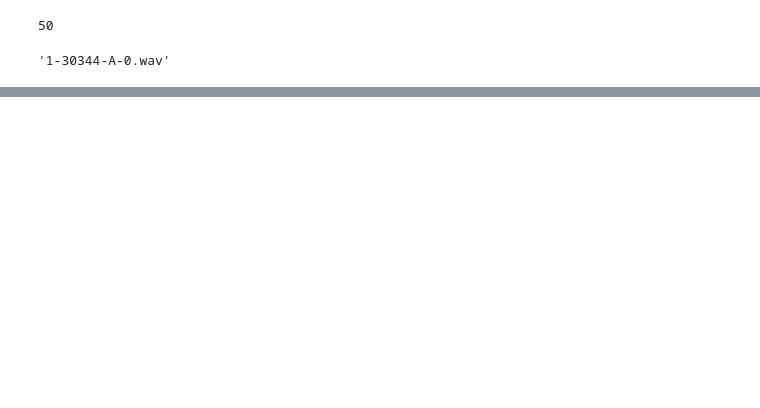
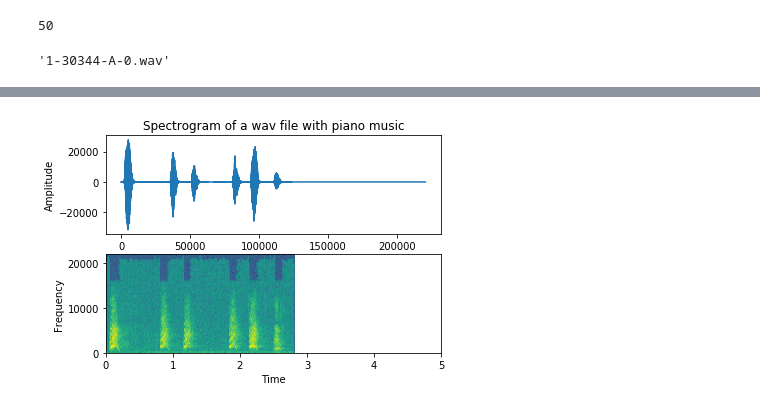
Before and after one commit to aquietlife/whisp, a Jupyter notebook: esc.ipynb, the cells around one changed output, grey strips where cells are left out. Saved outputs shown, nothing was run; the diff lists cells and outputs as text; code cells hidden in the pictures; blank space fills up the shorter version.

```diff
--- a/esc.ipynb
+++ b/esc.ipynb
@@ -95,0 +186,44 @@ ESC-50-master/audio/1-59513-A-0.wav
+# %%
+#import the pyplot and wavfile modules
+
+import matplotlib.pyplot as plot
+
+from scipy.io import wavfile
+
+
+
+# Read the wav file (mono)
+
+samplingFrequency, signalData = wavfile.read('ESC-50-master/audio/5-9032-A-0.wav')
+
+
+
+# Plot the signal read from wav file
+
+plot.subplot(211)
+
+plot.title('Spectrogram of a wav file with piano music')
+
+
+
+plot.plot(signalData)
+
+plot.xlabel('Sample')
+
+plot.ylabel('Amplitude')
+
+
+plot.subplot(212)
+
+plot.specgram(signalData,Fs=samplingFrequency)
+
+plot.xlabel('Time')
+
+plot.ylabel('Frequency')
+
+
+
+
+plot.show()
+# %% [output]
+[figure, added]
```
Also changed, not shown: parts of 8 cells of this notebook, 1 other file.
